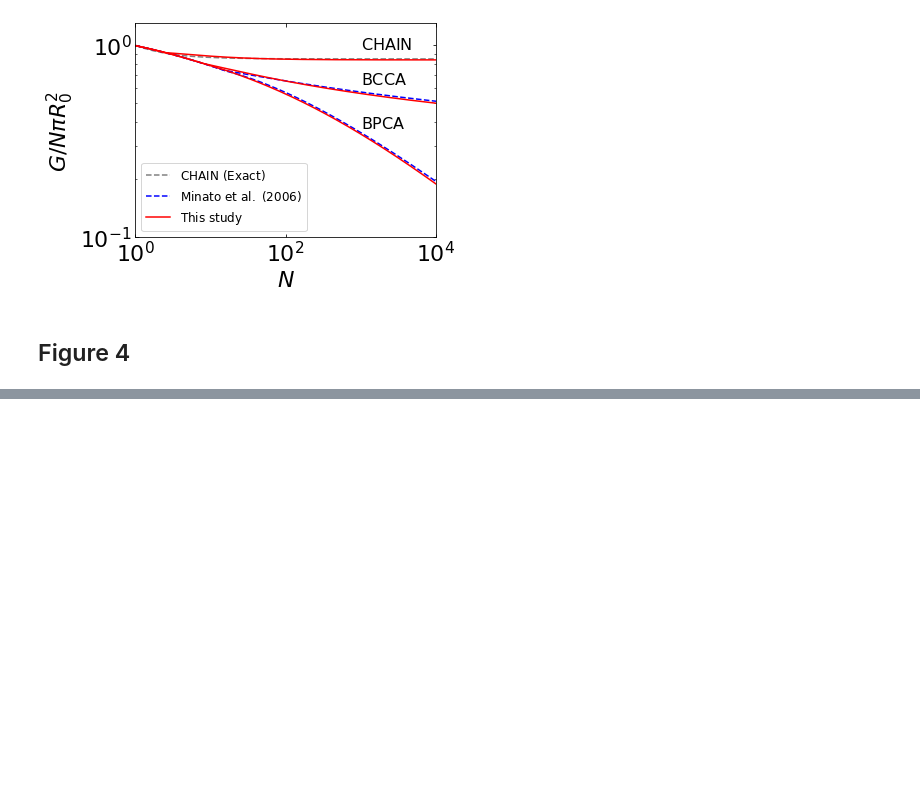
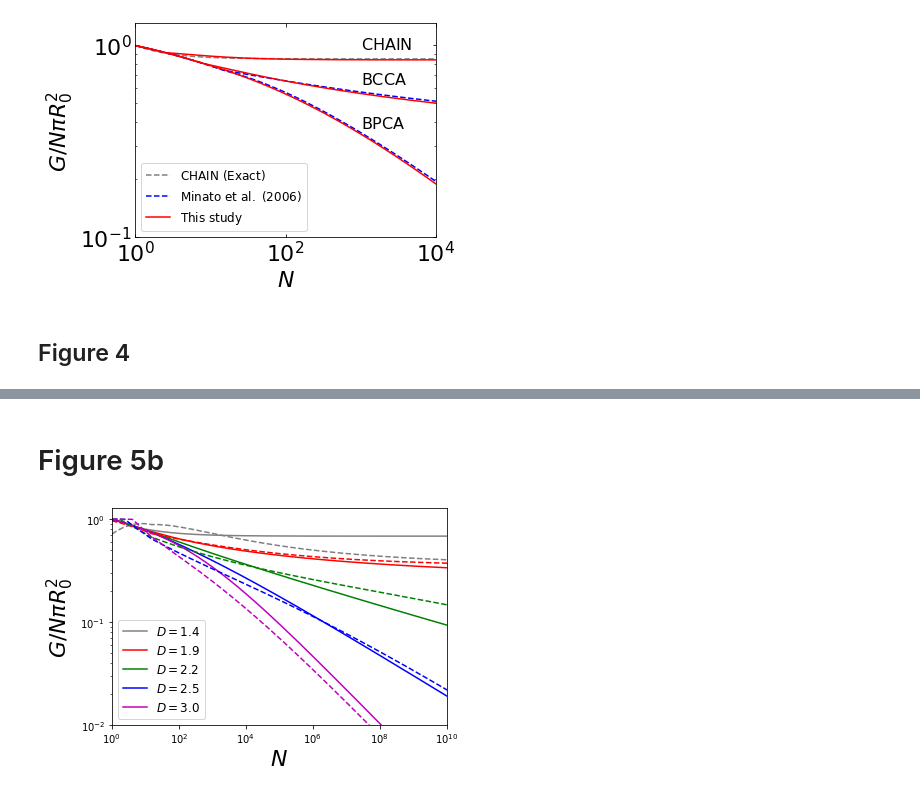
Before and after one commit to rtazaki1205/geofractal, a Jupyter notebook: figures/figures_for_Tazaki_2021.ipynb, the cells around one changed output, grey strips where cells are left out. Saved outputs shown, nothing was run; the diff lists cells and outputs as text; code cells hidden in the pictures; blank space fills up the shorter version.

```diff
--- a/figures/figures_for_Tazaki_2021.ipynb
+++ b/figures/figures_for_Tazaki_2021.ipynb
@@ -102,0 +183,27 @@ f.savefig('fig3.pdf')
+# %% [markdown]
+# Figure 5b
+# %%
+f  = plt.figure(figsize=(6,4))
+ax = plt.gca()
+cmap = plt.get_cmap('viridis')
+ax.set_ylim(1e-2,1.3)
+ax.set_xlim(1.e0,1.e10)
+label_size=22
+ax.set_xlabel(r'$N$',fontsize=label_size)
+ax.set_ylabel(r'$G/N\pi R_0^2$',fontsize=label_size)
+ax.loglog(PN[:],G[4,:],color='grey',linestyle='-',label=r'$D=1.4$')
+ax.loglog(PN[:],G[9,:],color='r',linestyle='-',label=r'$D=1.9$')
+ax.loglog(PN[:],G[12,:],color='g',linestyle='-',label=r'$D=2.2$')
+ax.loglog(PN[:],G[15,:],color='b',linestyle='-',label=r'$D=2.5$')
+ax.loglog(PN[:],G[20,:],color='m',linestyle='-',label=r'$D=3.0$')
+ax.loglog(PN[:],GO[4,:],color='grey',linestyle='--')
+ax.loglog(PN[:],GO[9,:],color='r',linestyle='--')
+ax.loglog(PN[:],GO[12,:],color='g',linestyle='--')
+ax.loglog(PN[:],GO[15,:],color='b',linestyle='--')
+ax.loglog(PN[:],GO[20,:],color='m',linestyle='--')
+
+ax.legend(loc='lower left',fontsize='large')
+plt.show()
+f.savefig('fig5b.pdf')
+# %% [output]
+[figure, added]
```
Also changed, not shown: parts of 7 cells of this notebook.
